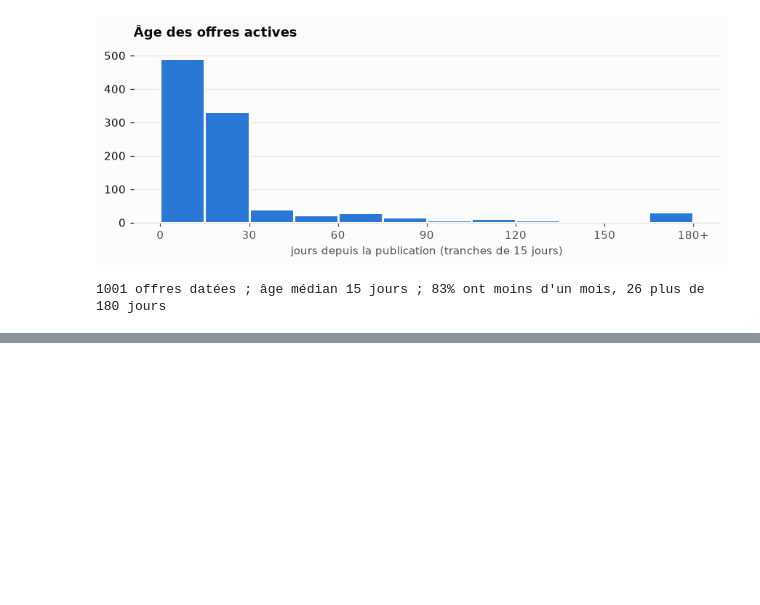
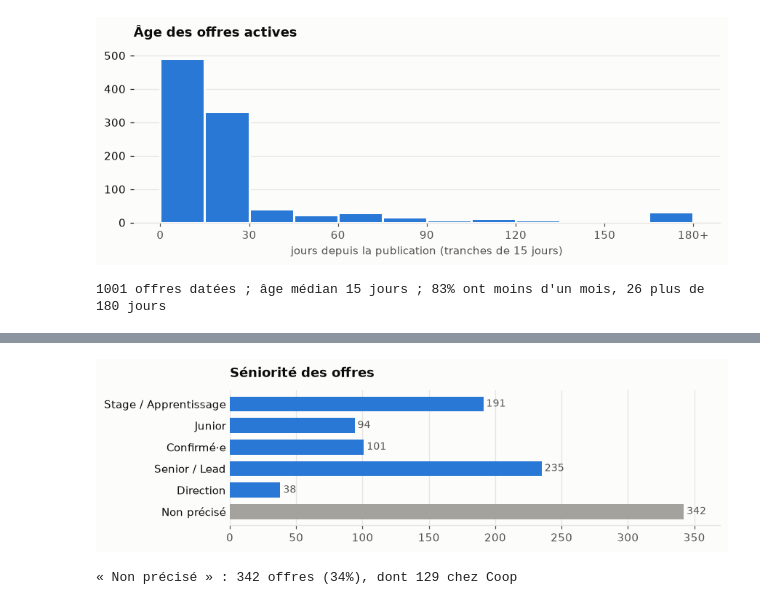
Before and after one commit to mieleif/job-rec-ai, a Jupyter notebook: notebooks/marche-emploi.ipynb, the cells around one changed output, grey strips where cells are left out. Saved outputs shown, nothing was run; the diff lists cells and outputs as text; code cells hidden in the pictures; blank space fills up the shorter version.

```diff
--- a/notebooks/marche-emploi.ipynb
+++ b/notebooks/marche-emploi.ipynb
@@ -155,0 +165,14 @@ print(f"{len(ages)} offres datées ; âge médian {median} jours ; "
+# %%
+LEVELS = ["Stage / Apprentissage", "Junior", "Confirmé·e", "Senior / Lead", "Direction",
+          "Non précisé"]
+counts = dict(sql("SELECT seniority, count(*) FROM jobs_view WHERE active GROUP BY 1"))
+rows = [(level, counts.get(level, 0)) for level in LEVELS]
+barh(rows, "Séniorité des offres", "seniorite.png",
+     colors=[MUTED if level == "Non précisé" else SERIES for level in LEVELS])
+coop, = sql("""SELECT count(*) FROM jobs_view
+             WHERE active AND seniority = 'Non précisé' AND company = 'Coop'""")[0]
+unknown = counts.get("Non précisé", 0)
+print(f"« Non précisé » : {unknown} offres ({unknown / total:.0%}), dont {coop} chez Coop")
+# %% [output]
+[figure, added]
+« Non précisé » : 342 offres (34%), dont 129 chez Coop
```
Also changed, not shown: parts of 1 cell of this notebook, 6 other files.
